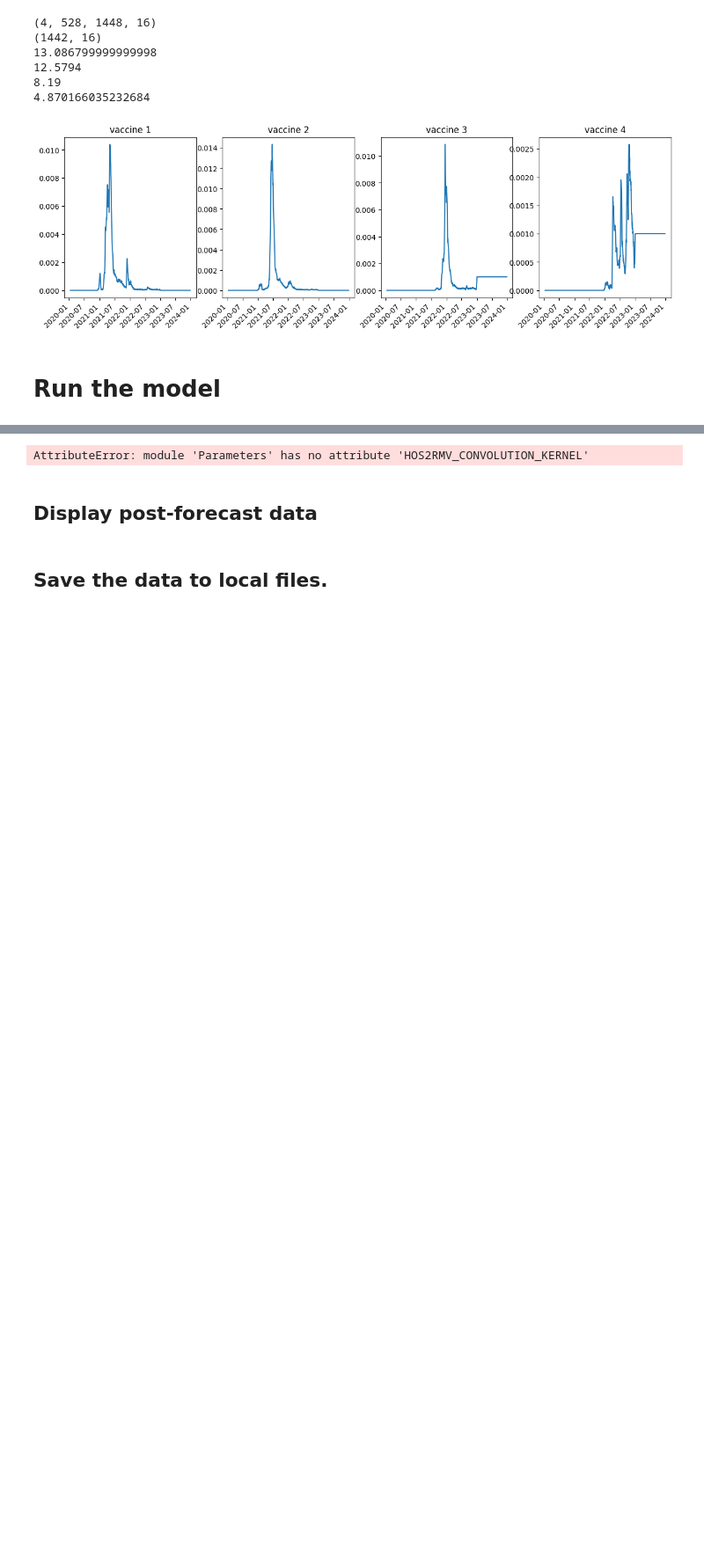
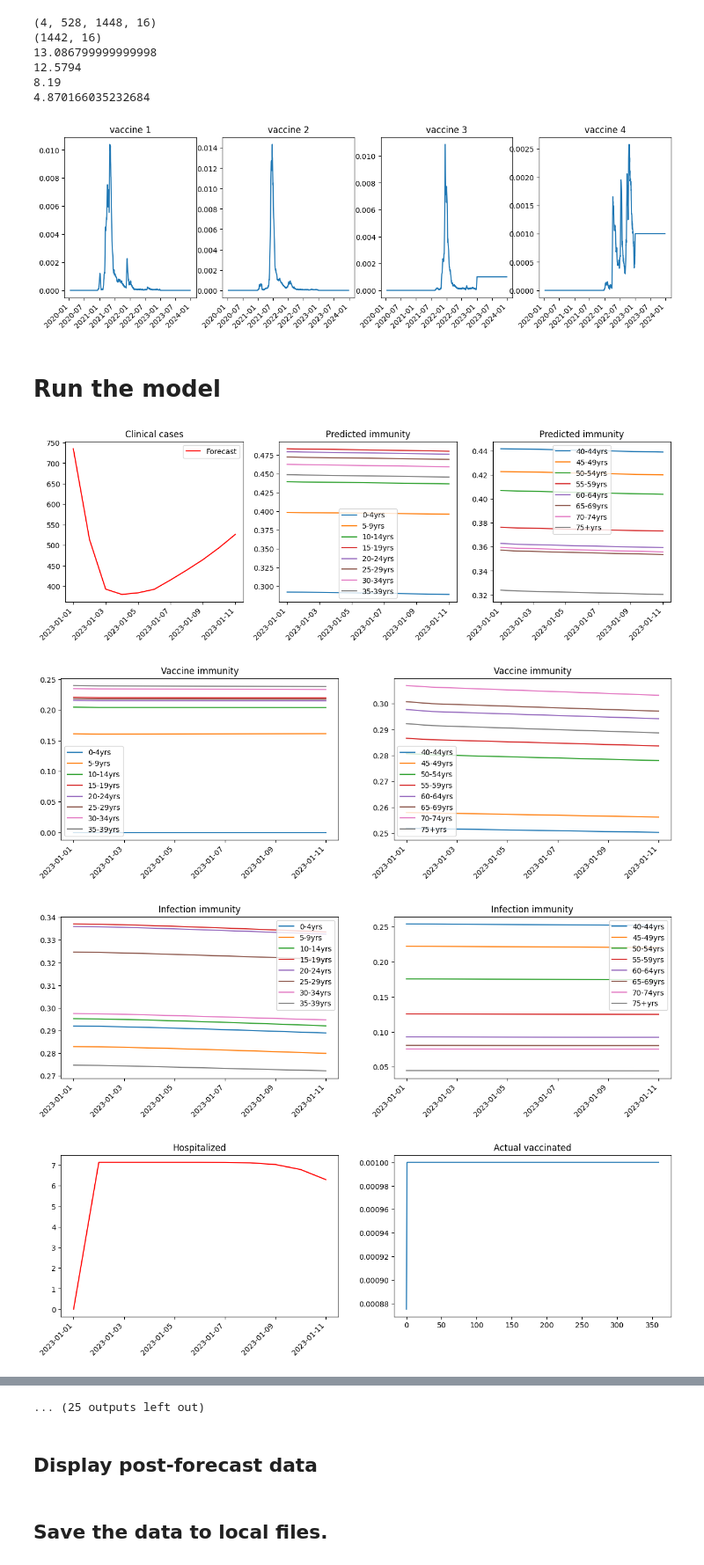
Before and after one commit to blairyeung/Commuting_TSF_SARS-Cov-2_model_master, a Jupyter notebook: Model/main.ipynb, the cells around one changed output, grey strips where cells are left out. Shown at 88% size. Saved outputs shown, nothing was run; the diff lists cells and outputs as text; code cells hidden in the pictures; blank space fills up the shorter version.

```diff
--- a/Model/main.ipynb
+++ b/Model/main.ipynb
@@ -92,7 +92,7 @@ for i in range(forecast_days):
         plt.figure(figsize=(15,4))
         plt.subplot()
         plt.subplot(1, 3, 1)
-        plt.plot(x, np.sum((m.model_data.time_series_clinical_cases[0])[start_date:m.date], axis=1), color='red', label='Forecast')
+        plt.plot(x, np.sum((np.sum(m.model_data.time_series_clinical_cases, axis=0))[start_date:m.date], axis=1), color='red', label='Forecast')
         plt.legend()
         plt.xticks(rotation=45, ha='right')
         plt.title('Clinical cases')
@@ -148,31 +148,35 @@ for i in range(forecast_days):
         plt.show()
 
 
         plt.figure(figsize=(15,4))
         plt.subplot()
         plt.subplot(1, 2, 1)
-        plt.plot(x, np.sum((m.model_data.time_series_hospitalized[0])[start_date:m.date], axis=1), color='red', label='Forecast')
+        plt.plot(x, np.sum((np.sum(m.model_data.time_series_hospitalized, axis=0))[start_date:m.date], axis=1), color='red', label='Forecast')
         plt.title('Hospitalized')
         plt.xticks(rotation=45, ha='right')
         plt.subplot(1, 2 ,2), plt.plot(np.mean(moving_average_compare_vaccine(m.model_data.time_series_vaccinated, 2)[start_date:], axis=1)), plt.title('vaccine 3')
         plt.title('Actual vaccinated')
         plt.show()
 
         plt.figure(figsize=(15,4))
         plt.subplot(1, 2, 1)
         plt.plot(x, Parameters.SEASONALITY[start_date:m.date])
         plt.plot(x, m.dependency.mobility[start_date:m.date])
         plt.xticks(rotation=45, ha='right')
         plt.subplot(1, 2, 2)
         matrix = m._synthesize_matrix(contact_type=0, contact_pattern='day') + m._synthesize_matrix(contact_type=0, contact_pattern='night')
         plt.imshow(matrix)
         plt.colorbar()
         plt.show()
 
         plt.figure(figsize=(15,4))
         plt.subplot(1, 4, 1), plt.plot(np.matmul(matrix.T, np.ones(shape=(16, 1))))
         plt.subplot(1, 4, 2), plt.plot(np.matmul(matrix, np.ones(shape=(16, 1))))
         plt.subplot(1, 4, 3), plt.plot(np.sum(matrix, axis=0))
         plt.subplot(1, 4, 4), plt.plot(np.sum(matrix, axis=1))
         plt.show()
 # %% [output]
+[figure, added]
+[figure, added]
+[figure, added]
+[figure, added]
@@ -179,4 +191,4 @@ for i in range(forecast_days):
-AttributeError: module 'Parameters' has no attribute 'HOS2RMV_CONVOLUTION_KERNEL'
+... (25 outputs left out)
 # %% [markdown]
 ## Display post-forecast data
 # %%
```
Also changed, not shown: parts of 2 cells of this notebook, 1 other file.
